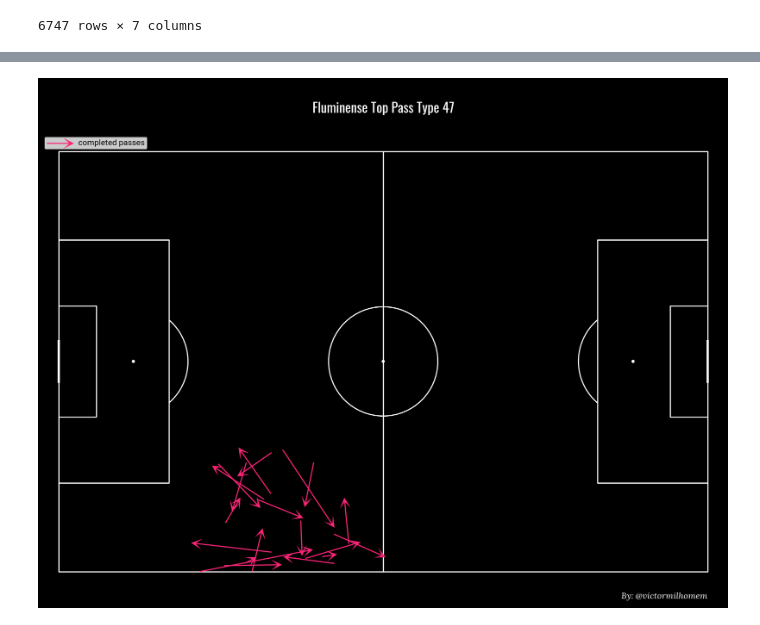
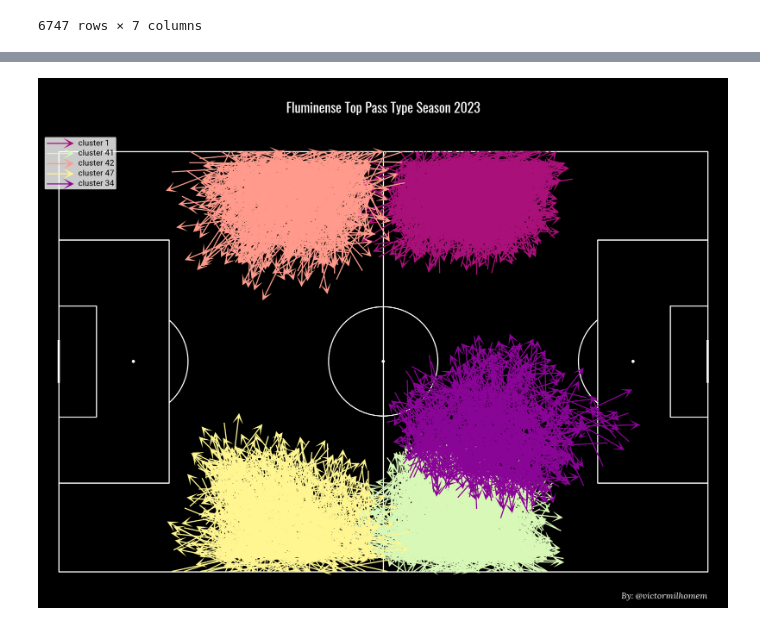
Before and after one commit to VictorMilhomem/FootballAnalysisTools, a Jupyter notebook: src/passes_clustering.ipynb, the cells around one changed output, grey strips where cells are left out. Saved outputs shown, nothing was run; the diff lists cells and outputs as text; code cells hidden in the pictures.

```diff
--- a/src/passes_clustering.ipynb
+++ b/src/passes_clustering.ipynb
@@ -179,3 +133,5 @@ create_cluster_passes_map(plot_cluster_df, f"Ganso Pass Type {cluster}", credit=
+# %%
+passes_df = get_all_passes_df(39, MATCHES_DIR)
 # %%
 flu_passes_df = passes_df.loc[passes_df["teamId"] == home_team_id]
 flu_passes_df = clustering_pipeline(flu_passes_df)
@@ -202,7 +138,4 @@ Name: cluster, dtype: int64
 # %%
-cluster = 47
-plot_cluster_df = flu_passes_df.loc[flu_passes_df["cluster"] == cluster]
-
-create_cluster_passes_map(plot_cluster_df, f"Fluminense Top Pass Type {cluster}", credit="By: @victormilhomem", color_palette=COLORS_PALETTE_13)
+create_cluster_passes_map(flu_passes_df, f"Fluminense Top Pass Type Season 2023", credit="By: @victormilhomem")
 # %% [output]
-[figure, old version]
+[figure, new version]
```
Also changed, not shown: parts of 10 cells of this notebook, 3 other files.
